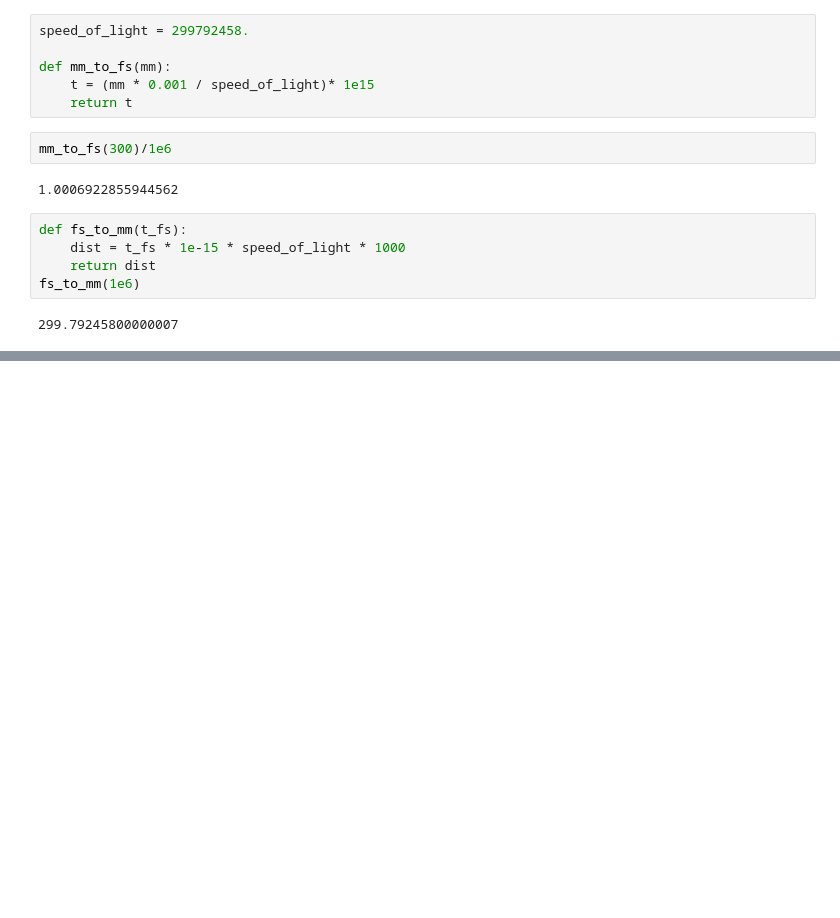
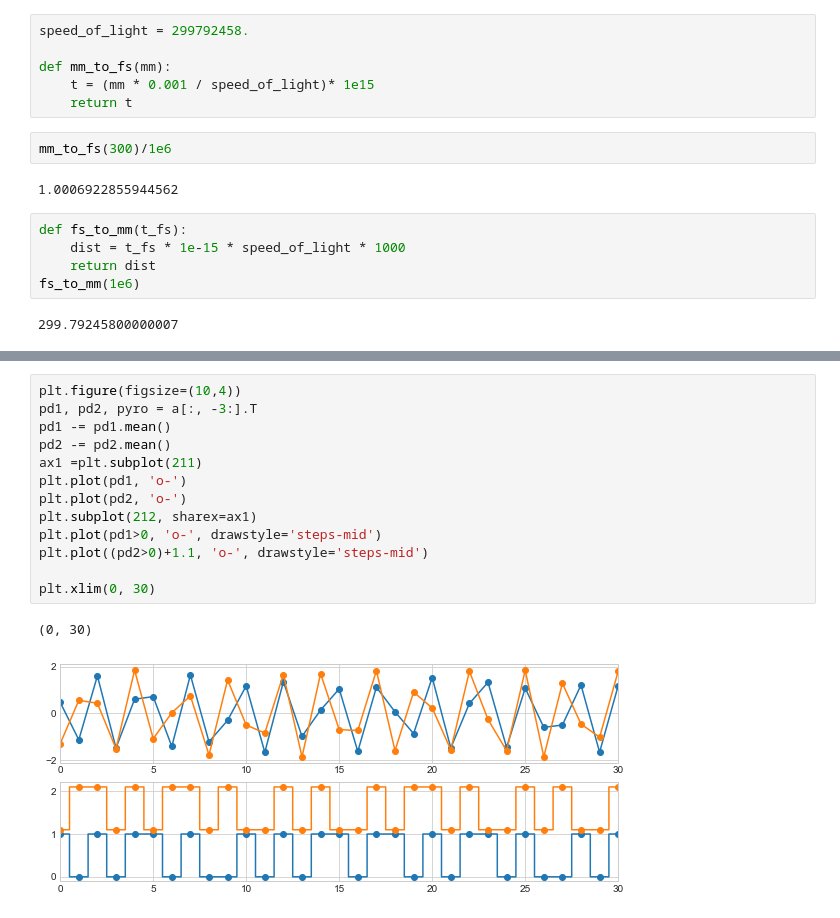
Before and after one commit to lindu88/messpy2d_unm, a Jupyter notebook: helper_calcs.ipynb, the cells around one changed output, grey strips where cells are left out. Drawn from its saved outputs; the diff is of its cells as text; blank space fills up the shorter version.

```diff
--- a/helper_calcs.ipynb
+++ b/helper_calcs.ipynb
@@ -75,0 +150,16 @@ fs_to_mm(1e6)
+# %%
+plt.figure(figsize=(10,4))
+pd1, pd2, pyro = a[:, -3:].T
+pd1 -= pd1.mean()
+pd2 -= pd2.mean()
+ax1 =plt.subplot(211)
+plt.plot(pd1, 'o-')
+plt.plot(pd2, 'o-')
+plt.subplot(212, sharex=ax1)
+plt.plot(pd1>0, 'o-', drawstyle='steps-mid')
+plt.plot((pd2>0)+1.1, 'o-', drawstyle='steps-mid')
+
+plt.xlim(0, 30)
+# %% [output]
+(0, 30)
+[figure, added]
```
Also changed, not shown: parts of 18 cells of this notebook, 1 other file.
